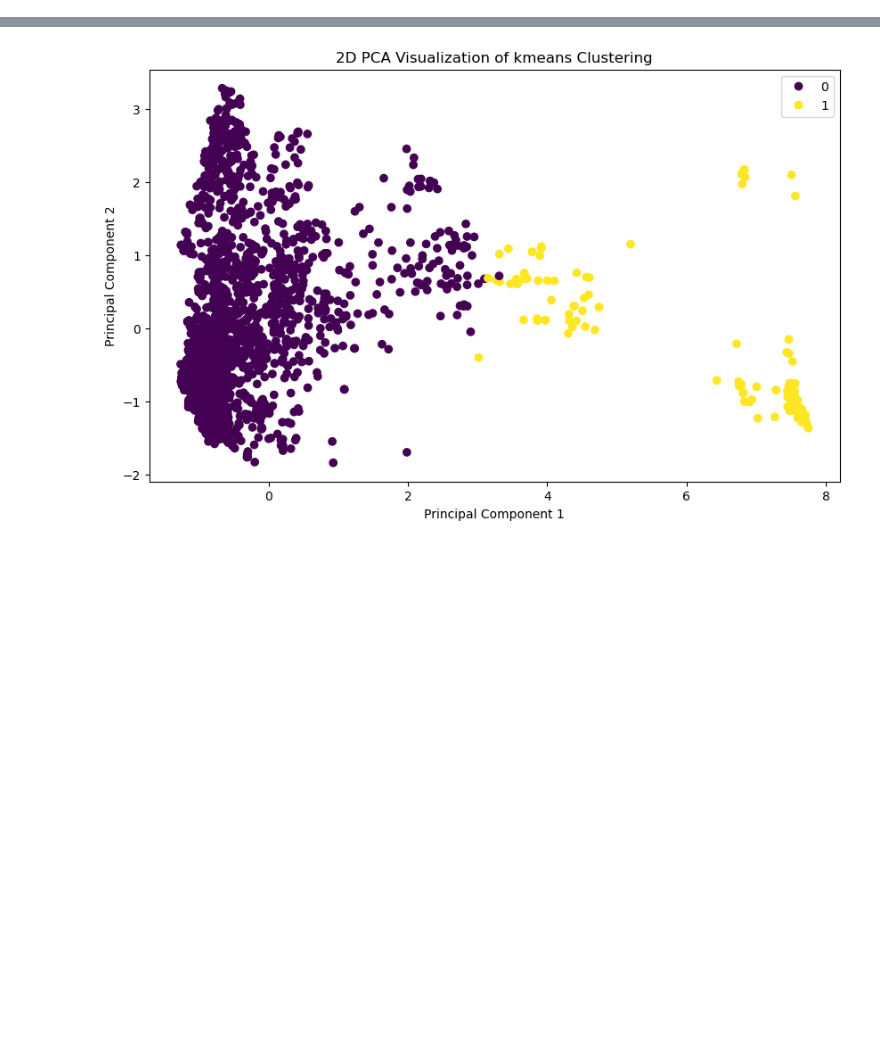
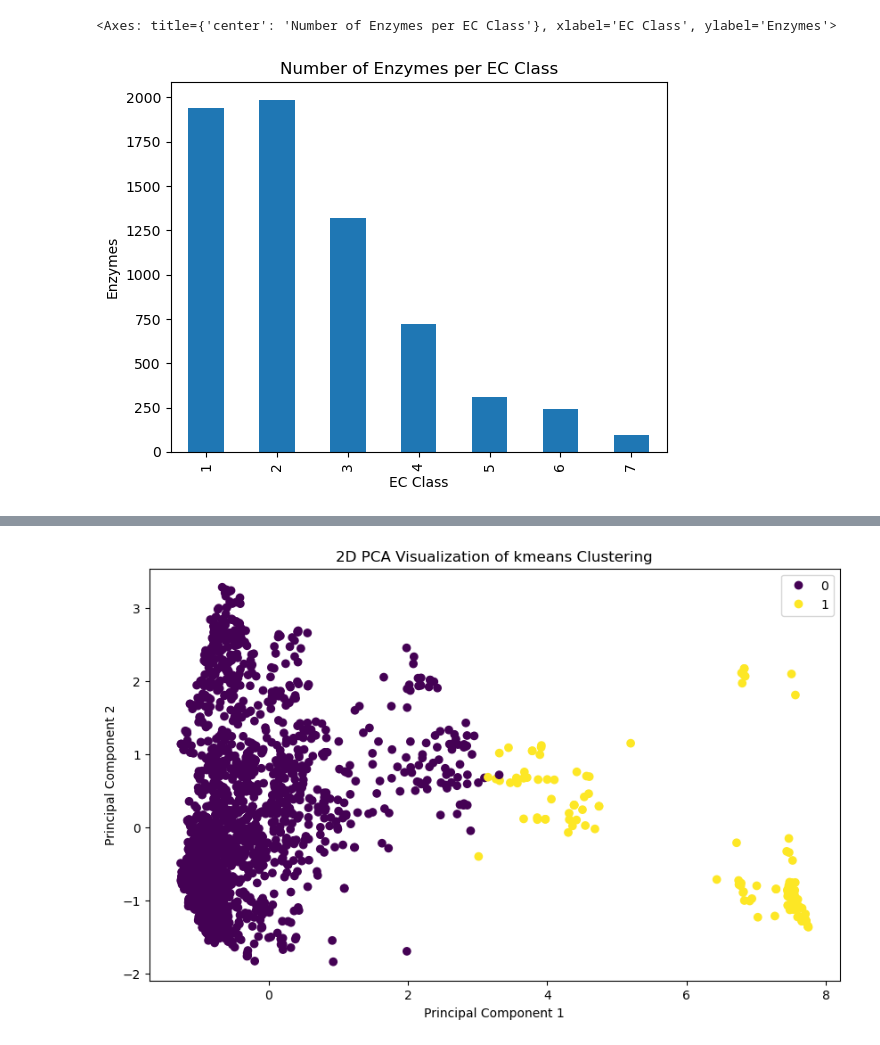
Before and after one commit to Pablo-CanoCarciofa/Enzyme-Specificity, a Jupyter notebook: Code/EDA.ipynb, the cells around one changed output, grey strips where cells are left out. Saved outputs shown, nothing was run; the diff lists cells and outputs as text; code cells hidden in the pictures; blank space fills up the shorter version.

```diff
--- a/Code/EDA.ipynb
+++ b/Code/EDA.ipynb
@@ -10,3 +16,13 @@ from objects import Dataset, Clustering
 CURRENT_DIR = os.getcwd()
 balanced_df = pd.read_pickle(join(CURRENT_DIR, '..' , 'Data', 'Dataframes', 'balanced_df.pkl'))
 enzyme_df = pd.read_pickle(join(CURRENT_DIR, '..' , 'Data', 'Dataframes', 'enzyme_df_sequences.pkl'))
+# %%
+def grab_first(string):
+    return int(string[0])
+# %%
+enzyme_df['ec'] = enzyme_df['ec_number'].apply(grab_first)
+# %%
+enzyme_df.groupby('ec').count()['ec_number'].plot(kind = 'bar', ylabel = 'Enzymes', xlabel = 'EC Class', title = 'Number of Enzymes per EC Class')
+# %% [output]
+<Axes: title={'center': 'Number of Enzymes per EC Class'}, xlabel='EC Class', ylabel='Enzymes'>
+[figure, added]
```
Also changed, not shown: parts of 10 cells of this notebook, 2 other files.
